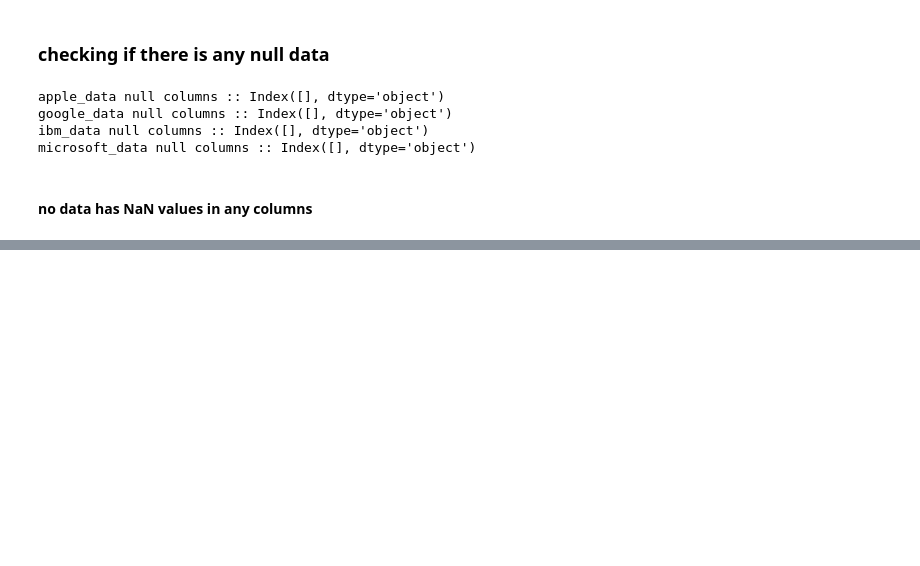
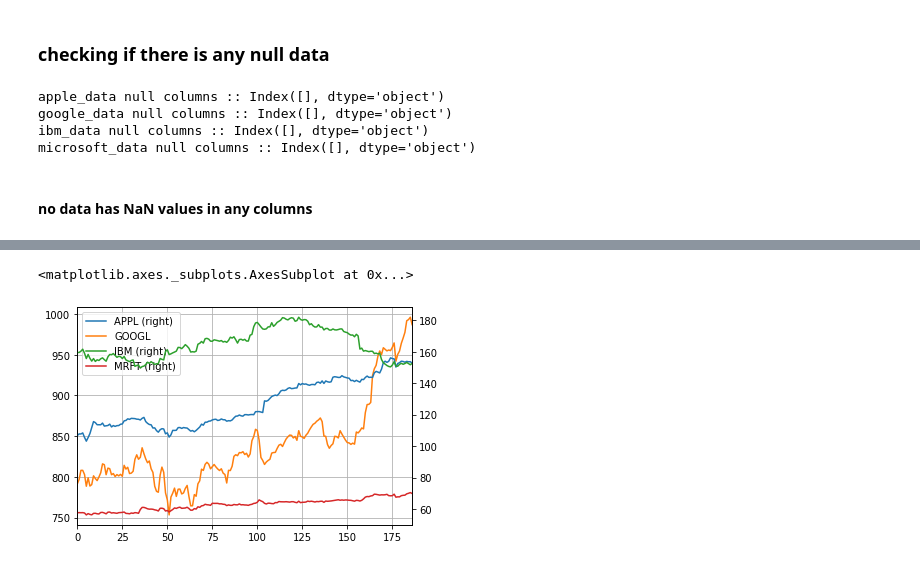
Before and after one commit to ranjeetgarodia/casestudy_stocks, a Jupyter notebook: casestudy_stocks.ipynb, the cells around one changed output, grey strips where cells are left out. Saved outputs shown, nothing was run; the diff lists cells and outputs as text; code cells hidden in the pictures; blank space fills up the shorter version.

```diff
--- a/casestudy_stocks.ipynb
+++ b/casestudy_stocks.ipynb
@@ -48,0 +163,5 @@ microsoft_data null columns :: Index([], dtype='object')
+# %%
+stocks.plot(secondary_y=['APPL','IBM','MRFT'],grid=True)
+# %% [output]
+<matplotlib.axes._subplots.AxesSubplot at 0x...>
+[figure, added]
```
Also changed, not shown: parts of 46 cells of this notebook.
